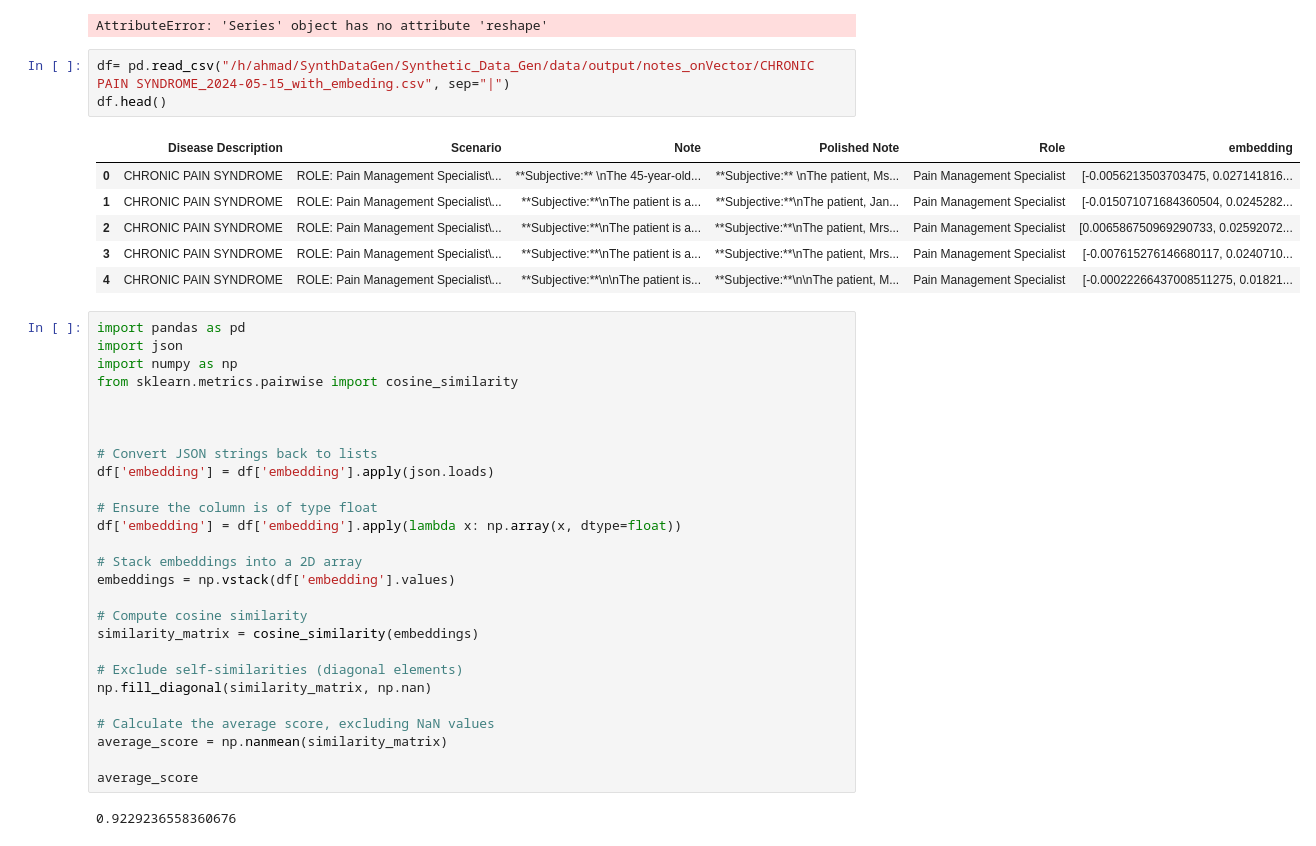
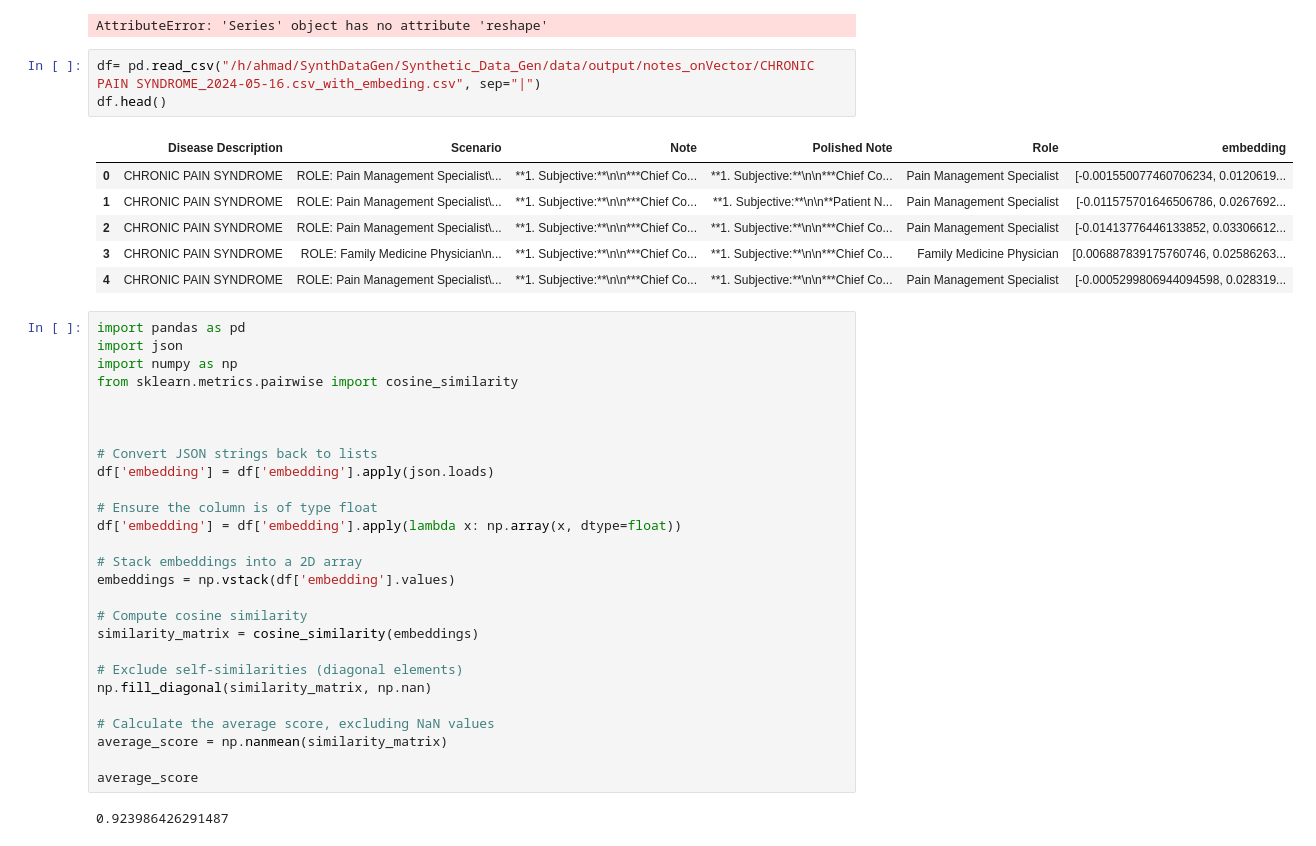
Before and after one commit to ahmadrezarm/MedSynth, a Jupyter notebook: code/data_gen/DELETE_note_generation_pilot.ipynb, the cells around one changed output. Saved outputs shown, nothing was run; the diff lists cells and outputs as text.

```diff
--- a/code/data_gen/DELETE_note_generation_pilot.ipynb
+++ b/code/data_gen/DELETE_note_generation_pilot.ipynb
@@ -670,15 +670,15 @@ mean_rejected_included
 # %% [output]
 AttributeError: 'Series' object has no attribute 'reshape'
 # %%
-df= pd.read_csv("/h/ahmad/SynthDataGen/Synthetic_Data_Gen/data/output/notes_onVector/CHRONIC PAIN SYNDROME_2024-05-15_with_embeding.csv", sep="|")
+df= pd.read_csv("/h/ahmad/SynthDataGen/Synthetic_Data_Gen/data/output/notes_onVector/CHRONIC PAIN SYNDROME_2024-05-16.csv_with_embeding.csv", sep="|")
 df.head()
 # %% [output]
 |  | Disease Description | Scenario | Note | Polished Note | Role | embedding |
-| 0 | CHRONIC PAIN SYNDROME | ROLE: Pain Management Specialist\... | **Subjective:** \nThe 45-year-old... | **Subjective:** \nThe patient, Ms... | Pain Management Specialist | [-0.0056213503703475, 0.027141816... |
-| 1 | CHRONIC PAIN SYNDROME | ROLE: Pain Management Specialist\... | **Subjective:**\nThe patient is a... | **Subjective:**\nThe patient, Jan... | Pain Management Specialist | [-0.015071071684360504, 0.0245282... |
-| 2 | CHRONIC PAIN SYNDROME | ROLE: Pain Management Specialist\... | **Subjective:**\nThe patient is a... | **Subjective:**\nThe patient, Mrs... | Pain Management Specialist | [0.006586750969290733, 0.02592072... |
-| 3 | CHRONIC PAIN SYNDROME | ROLE: Pain Management Specialist\... | **Subjective:**\nThe patient is a... | **Subjective:**\nThe patient, Mrs... | Pain Management Specialist | [-0.007615276146680117, 0.0240710... |
-| 4 | CHRONIC PAIN SYNDROME | ROLE: Pain Management Specialist\... | **Subjective:**\n\nThe patient is... | **Subjective:**\n\nThe patient, M... | Pain Management Specialist | [-0.00022266437008511275, 0.01821... |
+| 0 | CHRONIC PAIN SYNDROME | ROLE: Pain Management Specialist\... | **1. Subjective:**\n\n***Chief Co... | **1. Subjective:**\n\n***Chief Co... | Pain Management Specialist | [-0.001550077460706234, 0.0120619... |
+| 1 | CHRONIC PAIN SYNDROME | ROLE: Pain Management Specialist\... | **1. Subjective:**\n\n***Chief Co... | **1. Subjective:**\n\n**Patient N... | Pain Management Specialist | [-0.011575701646506786, 0.0267692... |
+| 2 | CHRONIC PAIN SYNDROME | ROLE: Pain Management Specialist\... | **1. Subjective:**\n\n***Chief Co... | **1. Subjective:**\n\n***Chief Co... | Pain Management Specialist | [-0.01413776446133852, 0.03306612... |
+| 3 | CHRONIC PAIN SYNDROME | ROLE: Family Medicine Physician\n... | **1. Subjective:**\n\n***Chief Co... | **1. Subjective:**\n\n***Chief Co... | Family Medicine Physician | [0.006887839175760746, 0.02586263... |
+| 4 | CHRONIC PAIN SYNDROME | ROLE: Pain Management Specialist\... | **1. Subjective:**\n\n***Chief Co... | **1. Subjective:**\n\n***Chief Co... | Pain Management Specialist | [-0.0005299806944094598, 0.028319... |
 # %%
 import pandas as pd
 import json
@@ -707,7 +707,7 @@ average_score = np.nanmean(similarity_matrix)
 
 average_score
 # %% [output]
-0.9229236558360676
+0.923986426291487
 # %%
 pd.set_option('display.max_colwidth', None)
 
```
Also changed, not shown: parts of 1 cell of this notebook, 5 other files.
